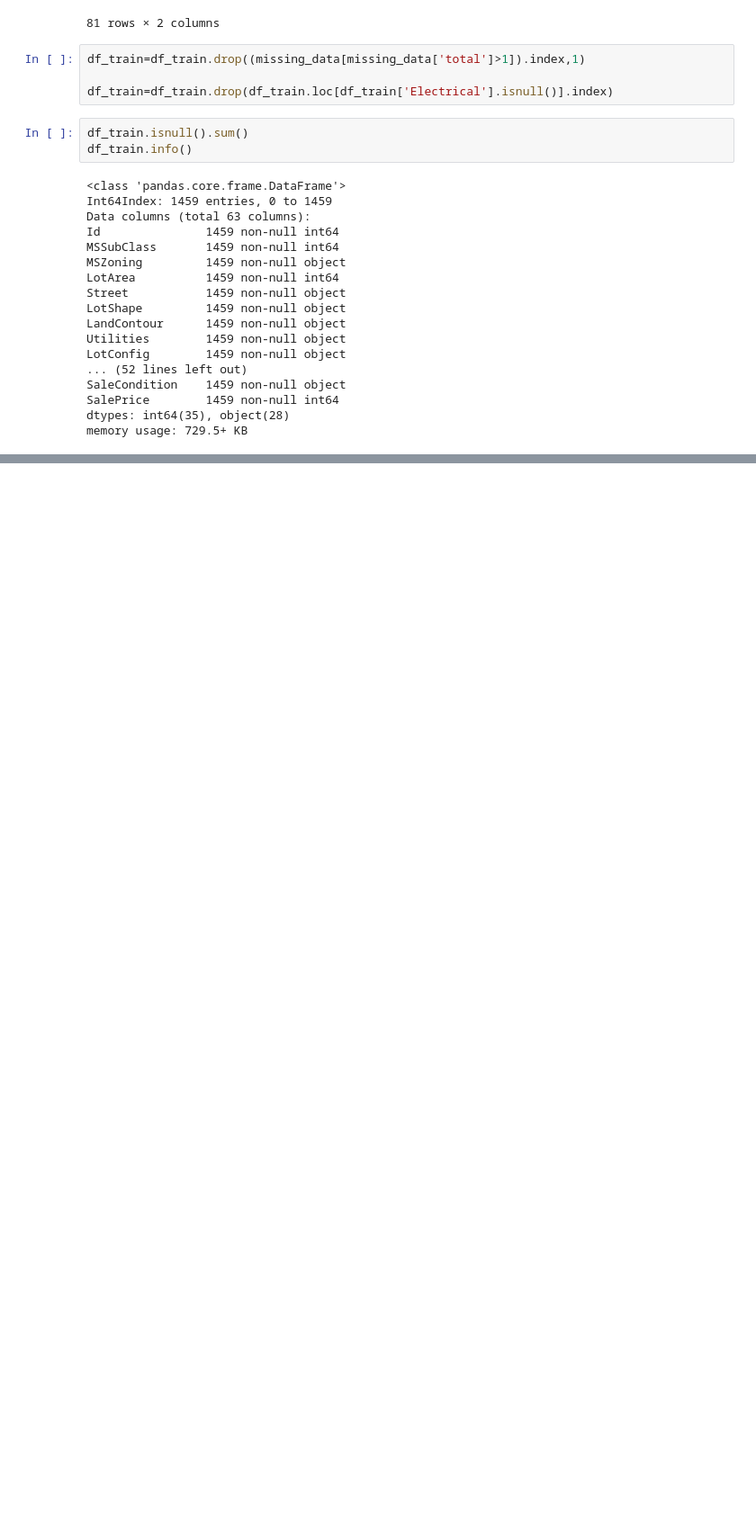
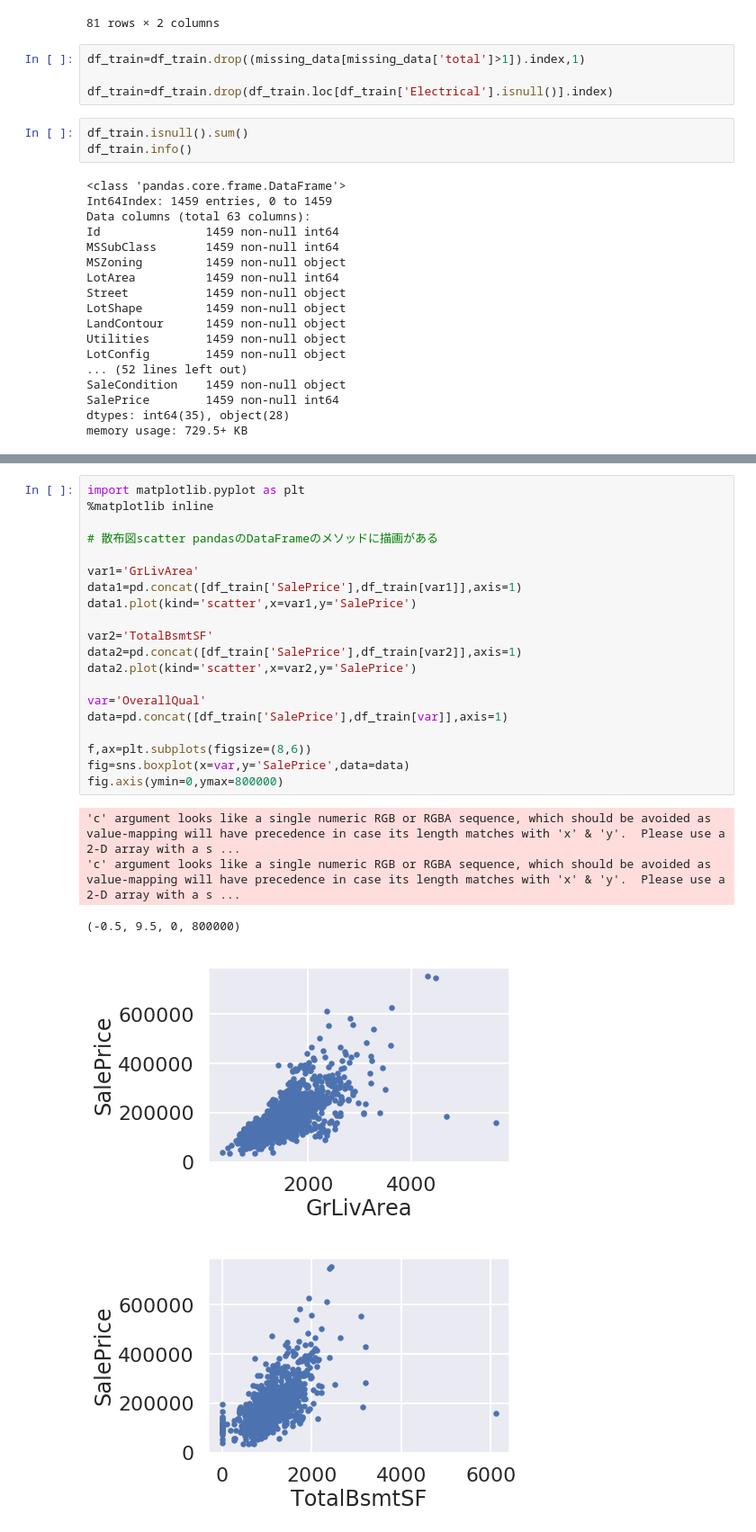
Before and after one commit to nsakki55/kaggle_cmu, a Jupyter notebook: House Prices/feature_engineering.ipynb, the cells around one changed output, grey strips where cells are left out. Shown at 90% size. Cells and saved outputs as stored; diff of their text form; blank space fills up the shorter version.

```diff
--- a/House Prices/feature_engineering.ipynb
+++ b/House Prices/feature_engineering.ipynb
@@ -153,0 +183,26 @@ memory usage: 729.5+ KB
+# %%
+import matplotlib.pyplot as plt
+%matplotlib inline
+
+# 散布図scatter pandasのDataFrameのメソッドに描画がある
+
+var1='GrLivArea'
+data1=pd.concat([df_train['SalePrice'],df_train[var1]],axis=1)
+data1.plot(kind='scatter',x=var1,y='SalePrice')
+
+var2='TotalBsmtSF'
+data2=pd.concat([df_train['SalePrice'],df_train[var2]],axis=1)
+data2.plot(kind='scatter',x=var2,y='SalePrice')
+
+var='OverallQual'
+data=pd.concat([df_train['SalePrice'],df_train[var]],axis=1)
+
+f,ax=plt.subplots(figsize=(8,6))
+fig=sns.boxplot(x=var,y='SalePrice',data=data)
+fig.axis(ymin=0,ymax=800000)
+# %% [output]
+'c' argument looks like a single numeric RGB or RGBA sequence, which should be avoided as value-mapping will have precedence in case its length matches with 'x' & 'y'.  Please use a 2-D array with a s ...
+'c' argument looks like a single numeric RGB or RGBA sequence, which should be avoided as value-mapping will have precedence in case its length matches with 'x' & 'y'.  Please use a 2-D array with a s ...
+(-0.5, 9.5, 0, 800000)
+[figure, added]
+[figure, added]
```
Also changed, not shown: parts of 17 cells of this notebook, 1 other file.
